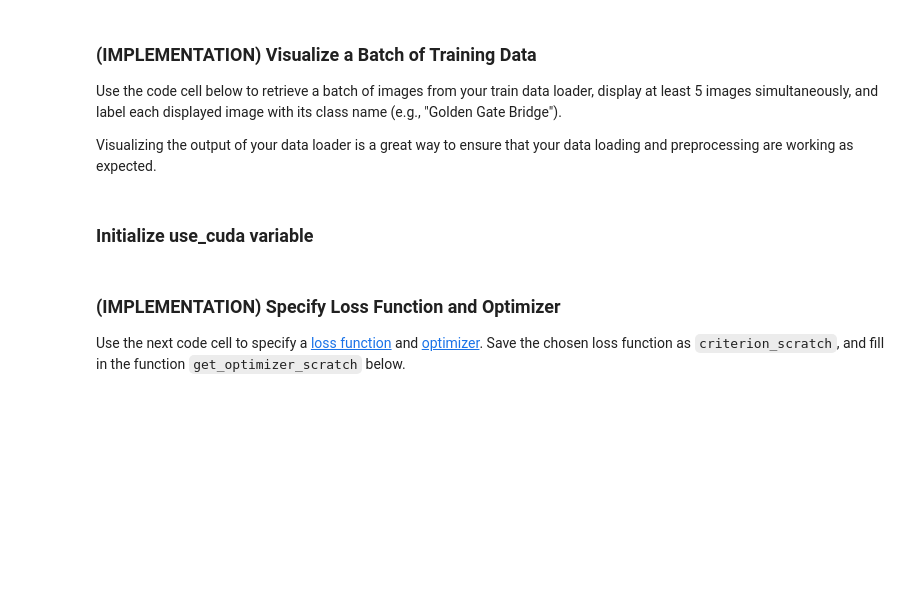
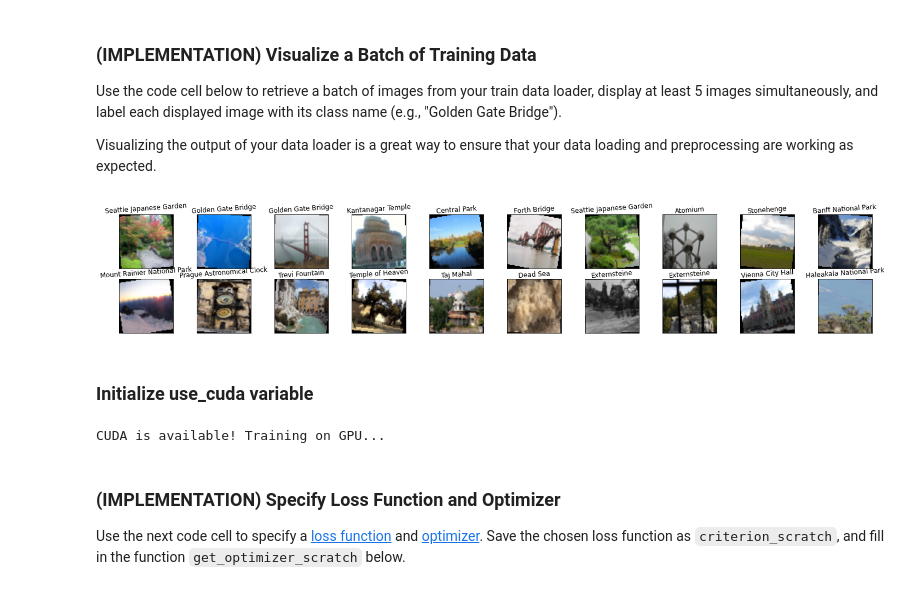
Before and after one commit to dendrenn/landmark-classification, a Jupyter notebook: landmark_project/landmark.ipynb, the cells around one changed output. Drawn from its saved outputs; the diff is of its cells as text; code cells hidden in the pictures; blank space fills up the shorter version.

```diff
--- a/landmark_project/landmark.ipynb
+++ b/landmark_project/landmark.ipynb
@@ -89,0 +151,15 @@ loaders_scratch = {'train': None, 'valid': None, 'test': None}
+# %%
+# Prepare Test Set Information Dataframe
+test_img_dir = 'landmark_images/test/'
+
+folder_path_list = glob.glob(test_img_dir + '*')
+folder_list = []
+for folder_path in folder_path_list:
+  folder_list.append(folder_path.split("/")[-1])
+
+test_img_labels = []
+for folder_name in folder_list:
+    for full_img_path in glob.glob(test_img_dir + folder_name + "/" + "*.jpg"):
+        test_img_labels.append([folder_name + "/" + full_img_path.split("/")[-1], int(folder_name.split(".")[0])])
+test_img_labels = pd.DataFrame(test_img_labels)
+test_img_labels.head()
@@ -110,8 +230,39 @@ import matplotlib.pyplot as plt
+# %%
+## TODO: visualize a batch of the train data loader
+## the class names can be accessed at the `classes` attribute of your dataset object (e.g., `train_dataset.classes`)
+# Un-normalize and Display Image
+def imshow(img):
+    img = img / 2 + 0.5 # Un-normalize
+    plt.imshow(np.transpose(img, (1, 2, 0))) # convert from Tensor image
+
+dataiter = iter(train_loader)
+images, labels = dataiter.next()
+images = images.numpy() # convert images to numpy for display
+
+classes = folder_list
+classes.sort()
+classes = [x.split(".")[1].replace("_", " ") for x in classes]
+
+# Plot Images and Labels
+fig = plt.figure(figsize=(25, 4))
+for idx in np.arange(20):
+    ax = fig.add_subplot(2, 20 / 2, idx + 1, xticks=[], yticks=[])
+    imshow(images[idx])
+    ax.set_title(classes[labels[idx]], pad=0, rotation=4)
+# %% [output]
+[figure, added]
 # %% [markdown]
 ### Initialize use_cuda variable
 # %%
 # useful variable that tells us whether we should use the GPU
-use_cuda = torch.cuda.is_available()
+use_cuda = cuda.is_available()
+
+if not use_cuda:
+    print('CUDA is not available. Training on CPU...')
+else:
+    print('CUDA is available! Training on GPU...')
+# %% [output]
+CUDA is available! Training on GPU...
 # %% [markdown]
 ### (IMPLEMENTATION) Specify Loss Function and Optimizer
 
```
Also changed, not shown: parts of 19 cells of this notebook, 1 other file.
